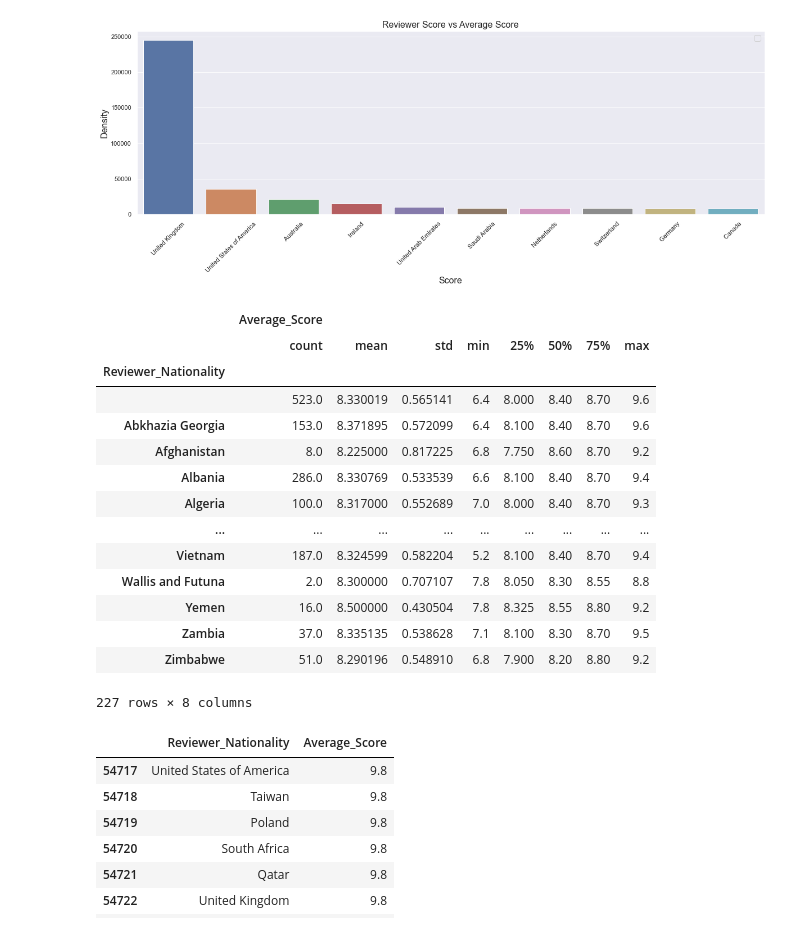
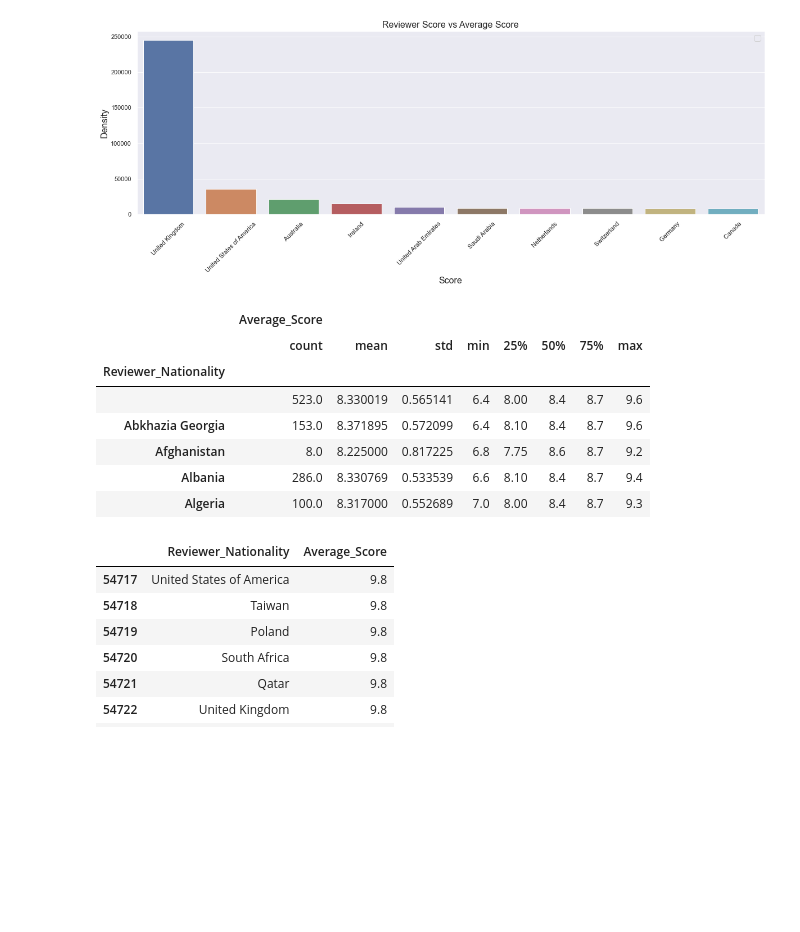
Before and after one commit to ismael-araujo/Hotel-Reviews-Analysis-Using-NLP, a Jupyter notebook: preprossessing/eda.ipynb, the cells around one changed output. Saved outputs shown, nothing was run; the diff lists cells and outputs as text; code cells hidden in the pictures; blank space fills up the shorter version.

```diff
--- a/preprossessing/eda.ipynb
+++ b/preprossessing/eda.ipynb
@@ -12,3 +17,7 @@ import warnings
 warnings.filterwarnings("ignore", category=FutureWarning)
 # %%
 df = pd.read_csv('../csv/Hotel_Reviews.csv')
+df = df[['Hotel_Address', 'Review_Date',
+       'Average_Score', 'Hotel_Name', 'Reviewer_Nationality',
+       'Negative_Review', 'Total_Number_of_Reviews', 'Positive_Review',
+        'Reviewer_Score','lat', 'lng']]
@@ -47,23 +102,16 @@ No handles with labels found to put in legend.
 Text(0, 0.5, 'Density')
 [figure]
 # %%
-df1[['Average_Score']]
+df1[['Average_Score']].head()
 # %% [output]
 |  | Average_Score |  |  |  |  |  |  |  |
 |  | count | mean | std | min | 25% | 50% | 75% | max |
 | Reviewer_Nationality |  |  |  |  |  |  |  |  |
-|  | 523.0 | 8.330019 | 0.565141 | 6.4 | 8.000 | 8.40 | 8.70 | 9.6 |
-| Abkhazia Georgia | 153.0 | 8.371895 | 0.572099 | 6.4 | 8.100 | 8.40 | 8.70 | 9.6 |
-| Afghanistan | 8.0 | 8.225000 | 0.817225 | 6.8 | 7.750 | 8.60 | 8.70 | 9.2 |
-| Albania | 286.0 | 8.330769 | 0.533539 | 6.6 | 8.100 | 8.40 | 8.70 | 9.4 |
-| Algeria | 100.0 | 8.317000 | 0.552689 | 7.0 | 8.000 | 8.40 | 8.70 | 9.3 |
-| ... | ... | ... | ... | ... | ... | ... | ... | ... |
-| Vietnam | 187.0 | 8.324599 | 0.582204 | 5.2 | 8.100 | 8.40 | 8.70 | 9.4 |
-| Wallis and Futuna | 2.0 | 8.300000 | 0.707107 | 7.8 | 8.050 | 8.30 | 8.55 | 8.8 |
-| Yemen | 16.0 | 8.500000 | 0.430504 | 7.8 | 8.325 | 8.55 | 8.80 | 9.2 |
-| Zambia | 37.0 | 8.335135 | 0.538628 | 7.1 | 8.100 | 8.30 | 8.70 | 9.5 |
-| Zimbabwe | 51.0 | 8.290196 | 0.548910 | 6.8 | 7.900 | 8.20 | 8.80 | 9.2 |
+|  | 523.0 | 8.330019 | 0.565141 | 6.4 | 8.00 | 8.4 | 8.7 | 9.6 |
+| Abkhazia Georgia | 153.0 | 8.371895 | 0.572099 | 6.4 | 8.10 | 8.4 | 8.7 | 9.6 |
+| Afghanistan | 8.0 | 8.225000 | 0.817225 | 6.8 | 7.75 | 8.6 | 8.7 | 9.2 |
+| Albania | 286.0 | 8.330769 | 0.533539 | 6.6 | 8.10 | 8.4 | 8.7 | 9.4 |
+| Algeria | 100.0 | 8.317000 | 0.552689 | 7.0 | 8.00 | 8.4 | 8.7 | 9.3 |
-227 rows × 8 columns
 # %%
 df1.nlargest(10, 'Average_Score')
 # %% [output]
```
Also changed, not shown: parts of 13 cells of this notebook, 4 other files.
